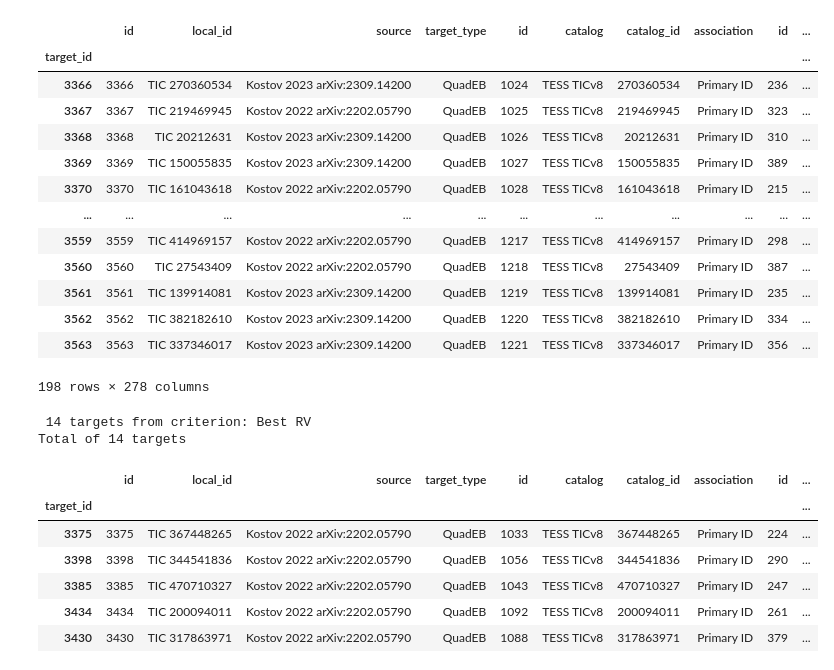
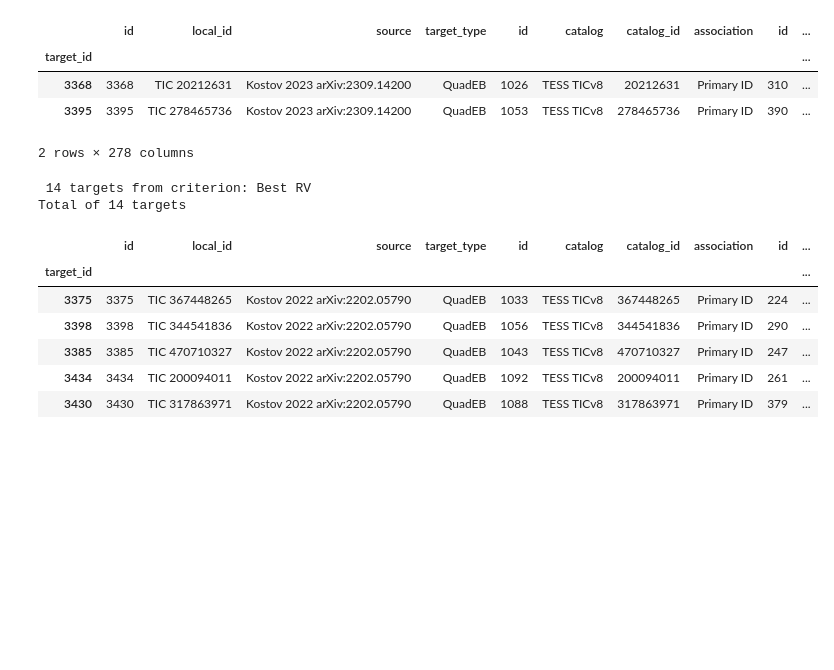
Before and after one commit to CvillePaul/Observation-Planner, a Jupyter notebook: Observation Planner.ipynb, the cells around one changed output. Cells and saved outputs as stored; diff of their text form; code cells hidden in the pictures; blank space fills up the shorter version.

```diff
--- a/Observation Planner.ipynb
+++ b/Observation Planner.ipynb
@@ -11,9 +11,10 @@ import pandas as pd
 # %%
 # uva_timezone = pytz.timezone("US/Eastern")
 
-observer = ap.Observer.at_site("lbt", timezone="US/Arizona")
+# observer = ap.Observer.at_site("lbt", timezone="US/Arizona")
+observer = ap.Observer.at_site("Apache Point Observatory", timezone="US/Mountain")
 
-session_beg, session_end = observer.tonight(Time('2024-02-21', format='iso', scale='utc'), horizon=-6*u.deg)
+session_beg, session_end = observer.tonight(Time('2024-05-28', format='iso', scale='utc'), horizon=-6*u.deg)
 jd_beg, jd_end = session_beg.jd, session_end.jd
 # %%
 # PEPSI exposure time calculator
@@ -427,46 +428,38 @@ for (index, row) in targets.iterrows():
             for milestone in phase_milestones:
                 col_name = phase_milestone_col(member, component, milestone)
                 if milestone == 0:
                     # phase = 0 needs to be handled differently because of the wraparound issue
                     covers_milestone = (num_periods > 1) | (end_phase < beg_phase)
                 else:
                     #handle case: multiple periods guarantees milestone is hit
                     #handle case: start before milestone, end after milestone
                     #handle case: start after milestone, wrap around and end after milestone, with end < beg
                     covers_milestone = (num_periods > 1) | (beg_phase < milestone < end_phase) | ((milestone < beg_phase) & (milestone < end_phase) & (end_phase < beg_phase))
                 targets.loc[index, col_name] = covers_milestone
                 if covers_milestone:
                     milestone_time = t_pre + period * milestone #TODO: fix this for wraparound
                     targets.loc[index, f"{col_name}_jd"] = milestone_time
                     dt = Time(milestone_time, format="jd", scale="utc").to_datetime(timezone=observer.timezone)
                     targets.loc[index, f"{col_name}_time"] = dt.isoformat(sep=" ", timespec="seconds")
         targets.loc[index, entire_eclipse_col(member)] = targets.loc[index, [entire_eclipse_col(member, component) for component in member_components]].any()
         for milestone in phase_milestones:
             targets.loc[index, phase_milestone_col(member, "", milestone)] = targets.loc[index, [phase_milestone_col(member, component, milestone) for component in member_components]].any()
 targets["any_entire_eclipse"] = targets[[entire_eclipse_col(member) for member in members]].any(axis=1)
 targets["any_ingress"] = targets[[eclipse_timing_col(member, component, "ingress") for member in members for component in components]].any(axis=1)
 targets["any_egress"] = targets[[eclipse_timing_col(member, component, "egress") for member in members for component in components]].any(axis=1)
 for milestone in phase_milestones:
     targets[phase_milestone_col("any", "", milestone)] = targets[[phase_milestone_col(member, component, milestone) for member in members for component in components]].any(axis=1)
 
 targets["pepsi fiber"] = "VATT/CDIII/CDVI"
 
-targets
+foo = targets[(targets["local_id"]=="TIC 278465736") | (targets["local_id"] == "TIC 20212631")]
+foo
 # %% [output]
 |  | id | local_id | source | target_type | id | catalog | catalog_id | association | id | ... |
 | target_id |  |  |  |  |  |  |  |  |  | ... |
-| 3366 | 3366 | TIC 270360534 | Kostov 2023 arXiv:2309.14200 | QuadEB | 1024 | TESS TICv8 | 270360534 | Primary ID | 236 | ... |
-| 3367 | 3367 | TIC 219469945 | Kostov 2022 arXiv:2202.05790 | QuadEB | 1025 | TESS TICv8 | 219469945 | Primary ID | 323 | ... |
 | 3368 | 3368 | TIC 20212631 | Kostov 2023 arXiv:2309.14200 | QuadEB | 1026 | TESS TICv8 | 20212631 | Primary ID | 310 | ... |
-| 3369 | 3369 | TIC 150055835 | Kostov 2023 arXiv:2309.14200 | QuadEB | 1027 | TESS TICv8 | 150055835 | Primary ID | 389 | ... |
-| 3370 | 3370 | TIC 161043618 | Kostov 2022 arXiv:2202.05790 | QuadEB | 1028 | TESS TICv8 | 161043618 | Primary ID | 215 | ... |
-| ... | ... | ... | ... | ... | ... | ... | ... | ... | ... | ... |
-| 3559 | 3559 | TIC 414969157 | Kostov 2022 arXiv:2202.05790 | QuadEB | 1217 | TESS TICv8 | 414969157 | Primary ID | 298 | ... |
-| 3560 | 3560 | TIC 27543409 | Kostov 2022 arXiv:2202.05790 | QuadEB | 1218 | TESS TICv8 | 27543409 | Primary ID | 387 | ... |
-| 3561 | 3561 | TIC 139914081 | Kostov 2023 arXiv:2309.14200 | QuadEB | 1219 | TESS TICv8 | 139914081 | Primary ID | 235 | ... |
-| 3562 | 3562 | TIC 382182610 | Kostov 2023 arXiv:2309.14200 | QuadEB | 1220 | TESS TICv8 | 382182610 | Primary ID | 334 | ... |
-| 3563 | 3563 | TIC 337346017 | Kostov 2023 arXiv:2309.14200 | QuadEB | 1221 | TESS TICv8 | 337346017 | Primary ID | 356 | ... |
+| 3395 | 3395 | TIC 278465736 | Kostov 2023 arXiv:2309.14200 | QuadEB | 1053 | TESS TICv8 | 278465736 | Primary ID | 390 | ... |
-198 rows × 278 columns
+2 rows × 278 columns
 # %%
 # targets = (
 #     pd.read_csv("WD Binaries.csv", usecols=["APOGEE_ID_1", "RA", "DEC", "Gmag", "Teff"])
```
